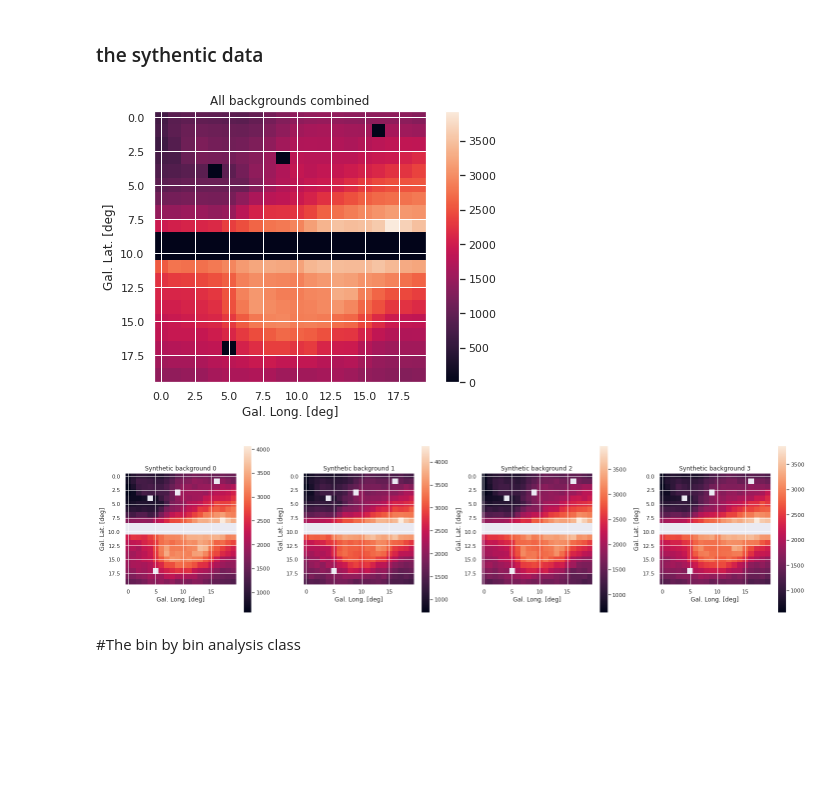
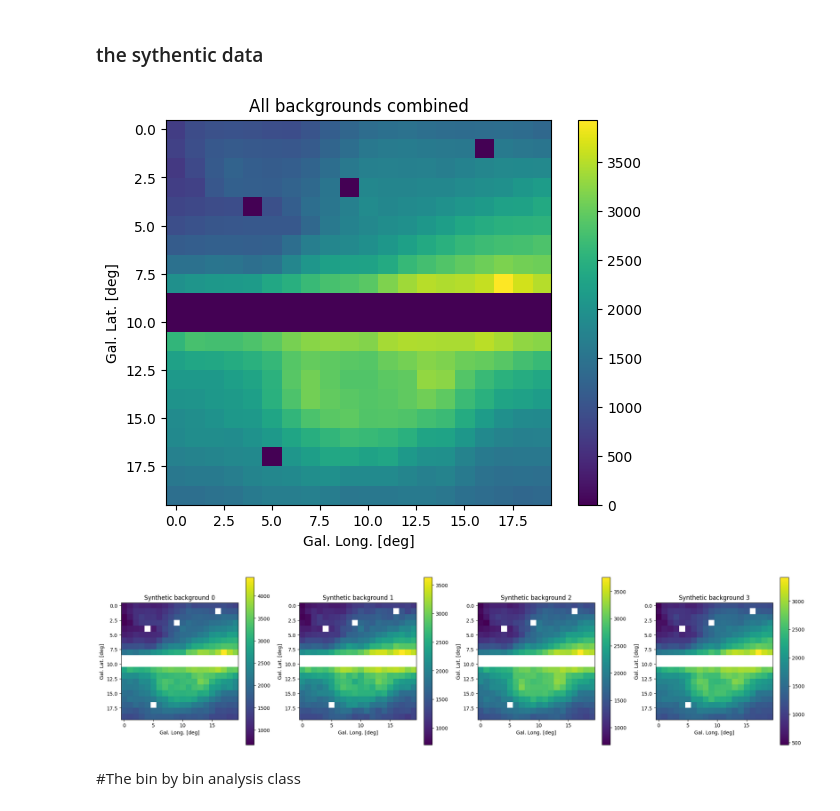
Before and after one commit to Harm1995/CTA-sensitivity, a Jupyter notebook: likelihood_quadratic_appox.ipynb, the cells around one changed output. Drawn from its saved outputs; the diff is of its cells as text; code cells hidden in the pictures; blank space fills up the shorter version.

```diff
--- a/likelihood_quadratic_appox.ipynb
+++ b/likelihood_quadratic_appox.ipynb
@@ -674,8 +674,6 @@ fermi_spectrum = [np.mean(fermi_binned_min[i]) * energies[i]**2 for i in range(4
 ics_gce1 = [np.mean(tot_gce[i])*energies[i]**2 *10**6 for i in range(47)]
 ics_gce2 = [np.mean(tot_new_GCE[i])*energies[i]**2 for i in range(47)]
 ics_gce3 = [np.mean(tot_gce_alt[i])*energies[i]**2*10**6 for i in range(47)]
-
-sns.set()
 
 fig, ax = plt.subplots(1,3, figsize = (15,4))
 
@@ -703,10 +701,10 @@ plt.show()
 # %% [markdown]
 ### The parameters we use
 # %%
-MC_times = 35                                     ### The amount of monte carlo simulations
-ss_steps = 12                                     ### The amount of signal steps we use
-signal_strengts = np.logspace(-2,1.2,ss_steps)
-injection_spectra = 4                             ### signal injection type
+MC_times = 40                                     ### The amount of monte carlo simulations
+ss_steps = 25                                     ### The amount of signal steps we use
+signal_strengts = np.logspace(-1.5,1,ss_steps)
+injection_spectra = 0                             ### signal injection type
 sigma = 0.3                                       ### Error percentage on all background maps
 # %% [markdown]
 ### the sythentic data
@@ -744,38 +742,35 @@ def random_counts_with_signal(signal_strength,sigma, all_backgrounds, signal_con
 
 
 ### Creating array with a range of simulated data
 all_simulated_background = []
 for ss in signal_strengts:
   list_MC = []
   for _ in range(MC_times):
     a = random_counts_with_signal(ss,sigma, all_backgrounds, signal_conv)
     list_MC.append(np.ma.array(a, mask=mask2))    ### Mask the data
   all_simulated_background.append(list_MC)
 
 
-
-sns.set()
-
 ## PLotting an example
 fig,ax = plt.subplots(figsize = (7,5))
 a = ax.imshow(np.sum(all_backgrounds, axis = 0)[0])
 ax.set(xlabel = "Gal. Long. [deg]", ylabel = "Gal. Lat. [deg]",  title = f'All backgrounds combined')
 fig.colorbar(a, ax = ax)
 plt.show()
 
 fig,ax = plt.subplots(1,4,figsize = (20,5))
 
 for i in range(4):
   a = ax[i].imshow(all_simulated_background[0][i][0])
   ax[i].set(xlabel = "Gal. Long. [deg]", ylabel = "Gal. Lat. [deg]",  title = f'Synthetic background {i}')
   fig.colorbar(a, ax = ax[i])
 
 fig.tight_layout()
 
 plt.show()
 # %% [output]
-[figure, old version]
+[figure, new version]
-[figure, old version]
+[figure, new version]
 # %% [markdown]
 #The bin by bin analysis class
 # %%
```
Also changed, not shown: parts of 13 cells of this notebook.
